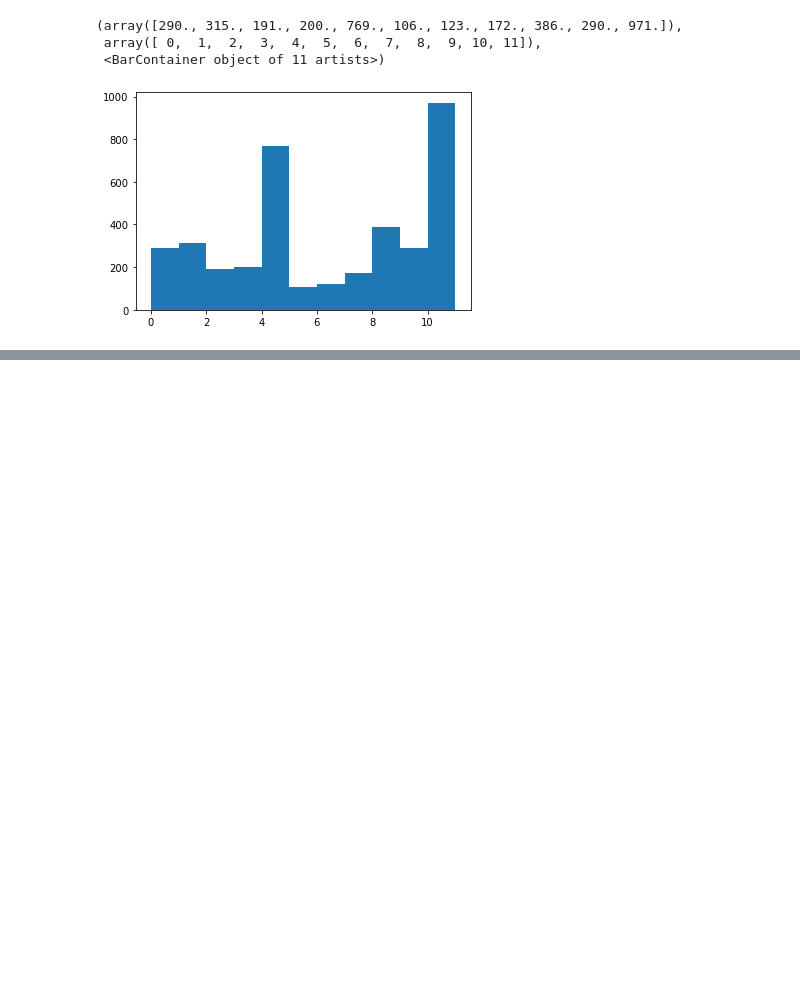
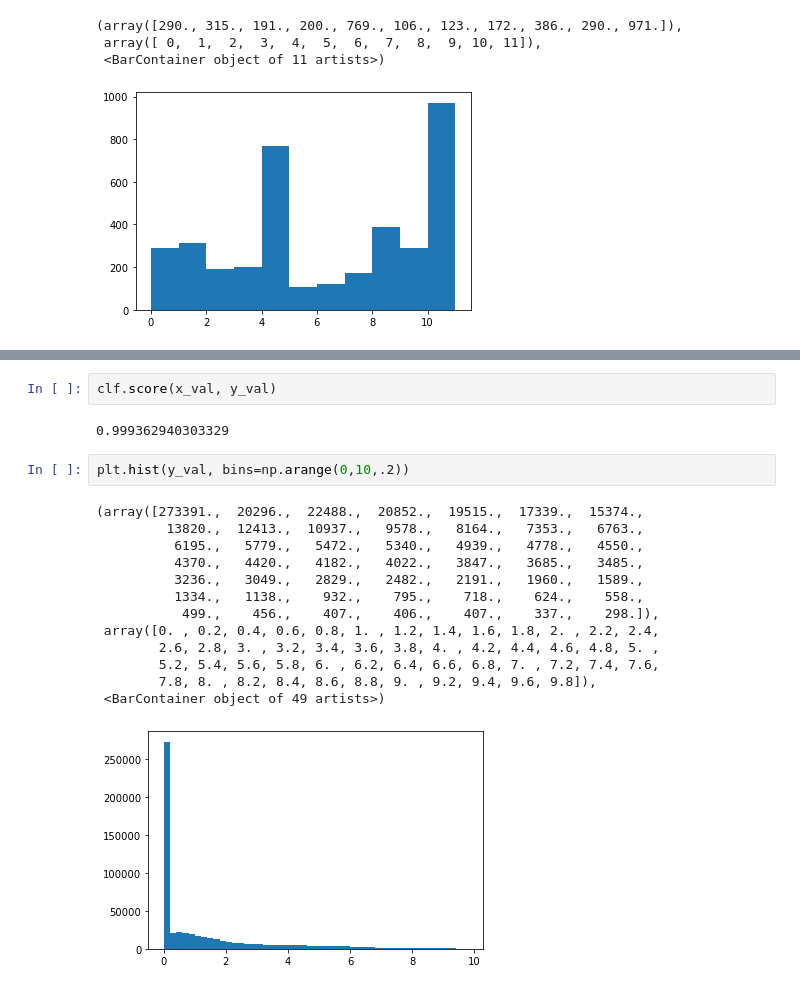
Before and after one commit to Marcus-Friis/CycleCV, a Jupyter notebook: ultimate_wrangling.ipynb, the cells around one changed output, grey strips where cells are left out. Saved outputs shown, nothing was run; the diff lists cells and outputs as text; blank space fills up the shorter version.

```diff
--- a/ultimate_wrangling.ipynb
+++ b/ultimate_wrangling.ipynb
@@ -101,0 +179,20 @@ plt.hist(pdf['cluster'], bins=np.arange(12))
+# %%
+clf.score(x_val, y_val)
+# %% [output]
+0.999362940303329
+# %%
+plt.hist(y_val, bins=np.arange(0,10,.2))
+# %% [output]
+(array([273391.,  20296.,  22488.,  20852.,  19515.,  17339.,  15374.,
+         13820.,  12413.,  10937.,   9578.,   8164.,   7353.,   6763.,
+          6195.,   5779.,   5472.,   5340.,   4939.,   4778.,   4550.,
+          4370.,   4420.,   4182.,   4022.,   3847.,   3685.,   3485.,
+          3236.,   3049.,   2829.,   2482.,   2191.,   1960.,   1589.,
+          1334.,   1138.,    932.,    795.,    718.,    624.,    558.,
+           499.,    456.,    407.,    406.,    407.,    337.,    298.]),
+ array([0. , 0.2, 0.4, 0.6, 0.8, 1. , 1.2, 1.4, 1.6, 1.8, 2. , 2.2, 2.4,
+        2.6, 2.8, 3. , 3.2, 3.4, 3.6, 3.8, 4. , 4.2, 4.4, 4.6, 4.8, 5. ,
+        5.2, 5.4, 5.6, 5.8, 6. , 6.2, 6.4, 6.6, 6.8, 7. , 7.2, 7.4, 7.6,
+        7.8, 8. , 8.2, 8.4, 8.6, 8.8, 9. , 9.2, 9.4, 9.6, 9.8]),
+ <BarContainer object of 49 artists>)
+[figure, added]
```
Also changed, not shown: parts of 19 cells of this notebook.
